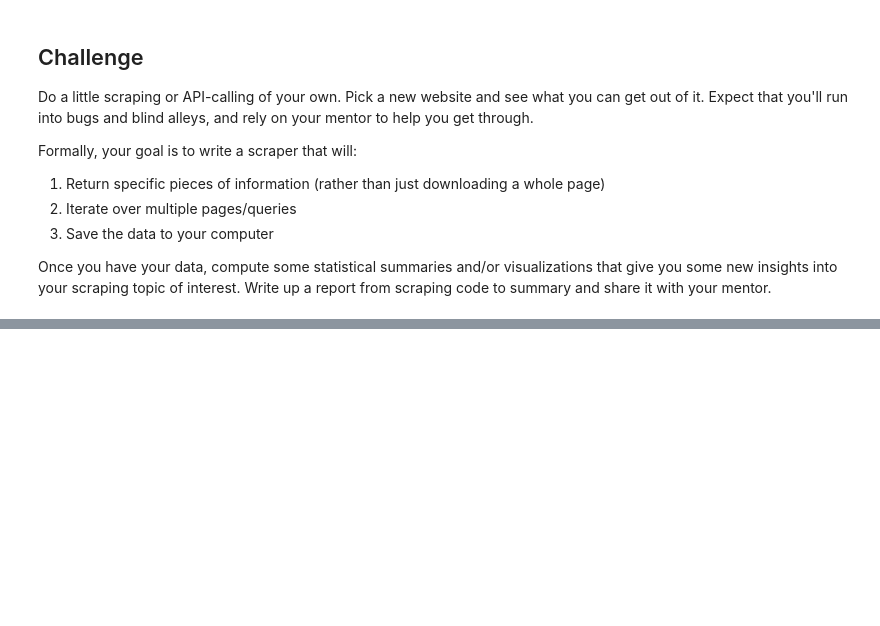
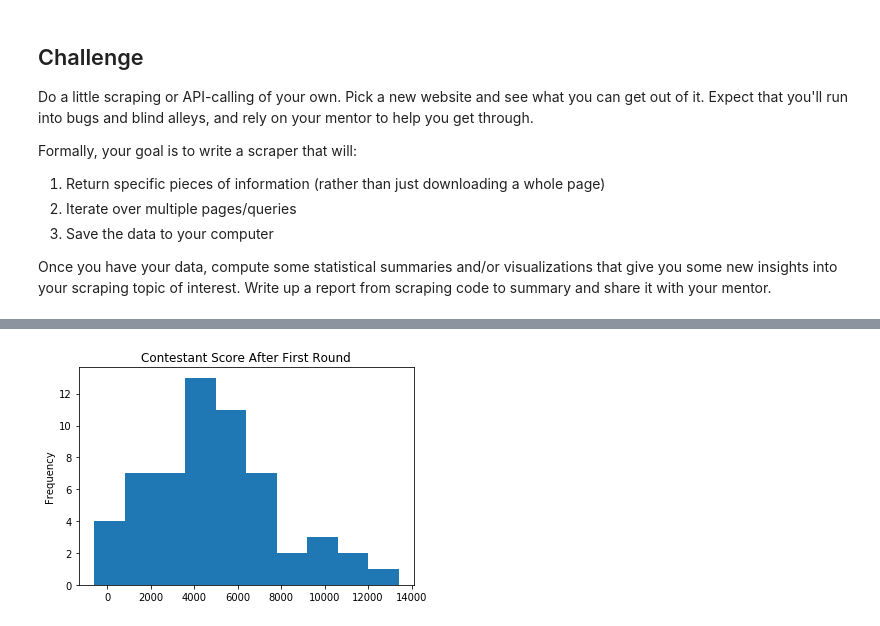
Before and after one commit to yfstafford/Thinkful, a Jupyter notebook: Unit 5/Bootcamp 5.2.4 APIs.ipynb, the cells around one changed output, grey strips where cells are left out. Drawn from its saved outputs; the diff is of its cells as text; code cells hidden in the pictures; blank space fills up the shorter version.

```diff
--- a/Unit 5/Bootcamp 5.2.4 APIs.ipynb
+++ b/Unit 5/Bootcamp 5.2.4 APIs.ipynb
@@ -209,0 +186,6 @@ print('First 100 links extracted!')
+# %%
+plt.figure()
+scores.iloc[:,1].plot(kind='hist', title='Contestant Score After First Round')
+plt.show()
+# %% [output]
+[figure, added]
```
Also changed, not shown: parts of 41 cells of this notebook, 2 other files.
